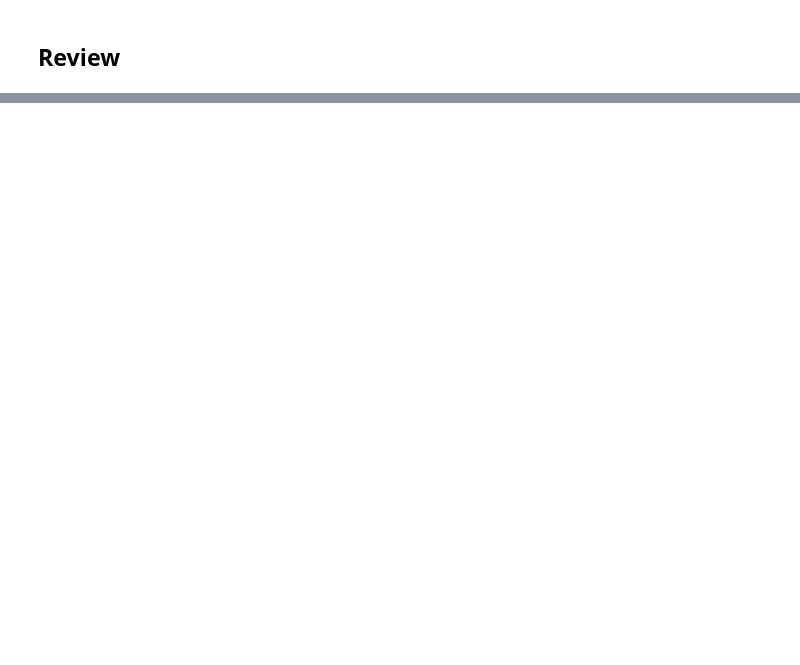
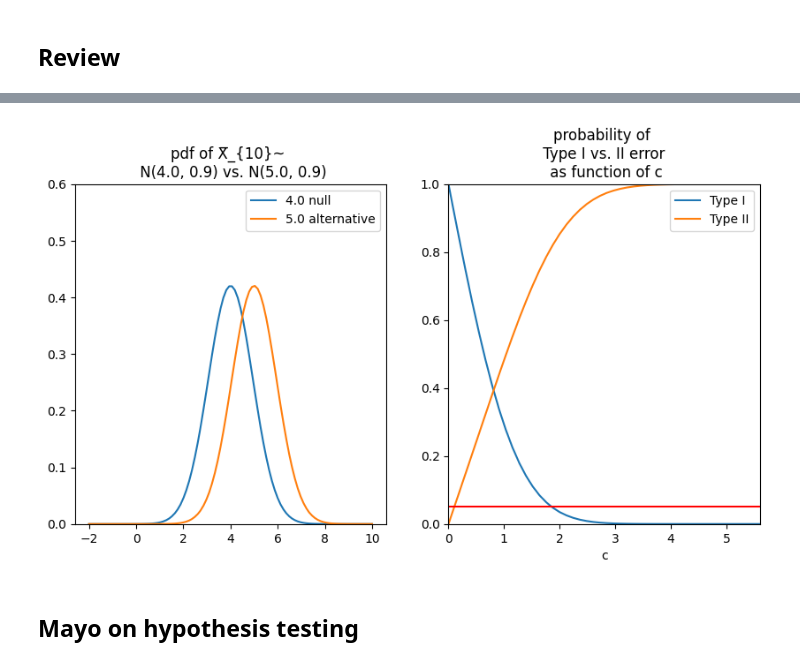
Before and after one commit to logic-teaching/philstatsbook, a Jupyter notebook: Chap07.ipynb, the cells around one changed output, grey strips where cells are left out. Drawn from its saved outputs; the diff is of its cells as text; code cells hidden in the pictures; blank space fills up the shorter version.

```diff
--- a/Chap07.ipynb
+++ b/Chap07.ipynb
@@ -160,0 +248,52 @@ NameError: name 'np' is not defined
+# %%
+# variance of the average
+
+varavg = var / n2  # variance of the average
+
+# standard deviation of the average
+
+sigma = np.sqrt(var)
+sigmaavg = np.sqrt(varavg)
+# %%
+from scipy.stats import norm     # load normal distribution
+
+# Create a range
+x = np.linspace(mu0-2*sigma, mu0+2*sigma, 100)
+
+# Create the normal distribution for the range
+y = norm.pdf(x, mu0, sigma)
+yavg = norm.pdf(x, mu0, sigmaavg)
+zavg = norm.pdf(x, mu, sigmaavg)
+tavg = 1-norm.cdf(mu0+x, mu0, sigmaavg)+norm.cdf(mu0-x, mu0, sigmaavg)
+savg = norm.cdf(mu0+x, mu, sigmaavg)-norm.cdf(mu0-x, mu, sigmaavg)
+
+# Create a figure with two subplots side by side
+fig, axs = plt.subplots(1, 2, figsize=(10, 5))
+
+# Plot the normal distribution on the left subplot
+axs[0].plot(x, yavg, label='%1.1f null' % mu0)
+axs[0].plot(x, zavg, label='%1.1f alternative' % mu)
+axs[0].set_ylim(0, .6)
+axs[0].legend()
+axs[1].plot(x, tavg, label='Type I')
+axs[1].set_xlim(0, mu0+2*sigma / 10)
+axs[1].set_ylim(0, 1)
+axs[1].plot(x, savg, color = 'C1', label='Type II')
+axs[1].set_xlim(0, mu+2*sigma / 10)
+axs[1].legend()
+
+# Plot the histogram on the right subplot
+# axs[1].hist(data, bins=30, density=True, alpha=0.6, color='g')
+
+# Set titles
+axs[0].set_title('pdf of X̅_{%i}~ \n N(%1.1f, %1.1f) vs. N(%1.1f, %1.1f)' % (n2, mu0, varavg, mu, varavg))
+axs[1].set_title('probability of \n Type I vs. II error \n as function of c')
+axs[1].set_xlabel('c')  # Add x-axis label
+axs[1].axhline(y=.05, color='r', label='.05')
+
+
+plt.show()
+# %% [output]
+[figure, added]
+# %% [markdown]
+## Mayo on hypothesis testing
```
Also changed, not shown: parts of 39 cells of this notebook, 49 other files.
